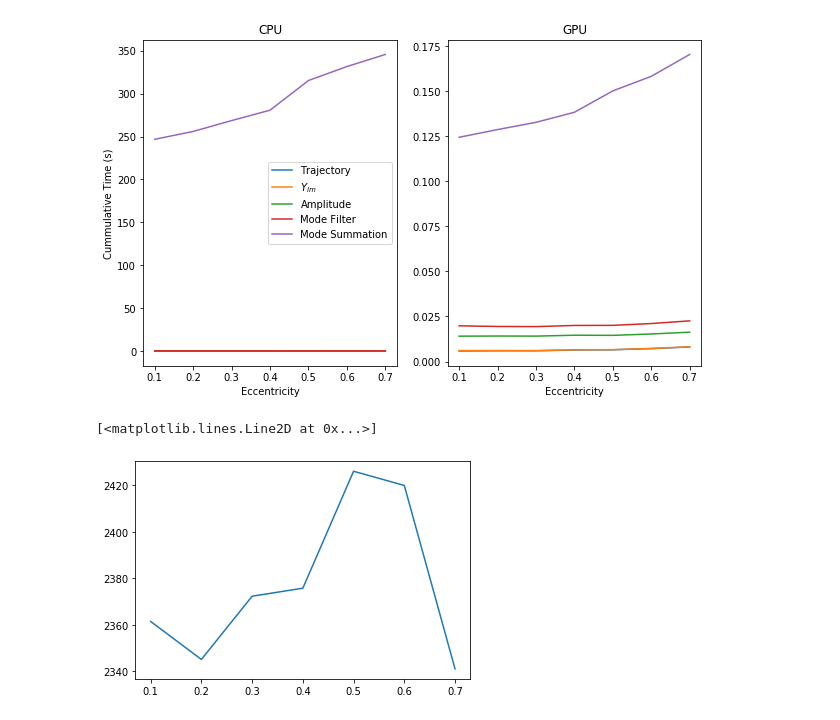
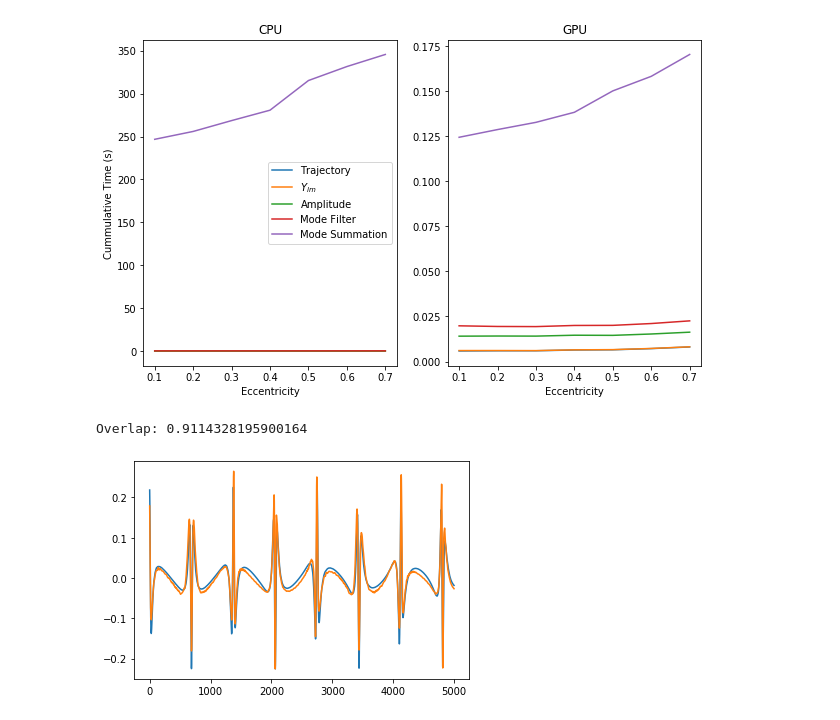
Before and after one commit to BlackHolePerturbationToolkit/FastEMRIWaveforms, a Jupyter notebook: examples/paper_plots.ipynb, the cells around one changed output. Cells and saved outputs as stored; diff of their text form; code cells hidden in the pictures.

```diff
--- a/examples/paper_plots.ipynb
+++ b/examples/paper_plots.ipynb
@@ -635,8 +635,24 @@ ax1.legend()
 fig.savefig('cummulative_linear_scale.pdf', dpi=200)
 # %% [output]
 [figure]
-# %%
-plt.plot(e0_arr, hold['cpu']['time']/hold['gpu']['time'])
-# %% [output]
-[<matplotlib.lines.Line2D at 0x...>]
-[figure, removed]
+# %%
+fast = FastSchwarzschildEccentricFlux()
+# %%
+M = 1e6
+mu = 1e1
+p0 = 12.0
+e0 = 0.5
+theta = np.pi/2.
+phi = 0.0
+
+modes = [(2, 2, i) for i in range(-30, 31)]
+wave_22 = fast(M, mu, p0, e0, theta, phi, mode_selection=modes)
+wave_all = fast(M, mu, p0, e0, theta, phi)
+# %%
+print('Overlap:', get_overlap(wave_22, wave_all), )
+plt.plot(wave_22.real[:5000])
+plt.plot(wave_all.real[:5000])
+plt.savefig('example_22_overlap.pdf', dpi=200)
+# %% [output]
+Overlap: 0.9114328195900164
+[figure, added]
```
Also changed, not shown: parts of 13 cells of this notebook, 25 other files.
